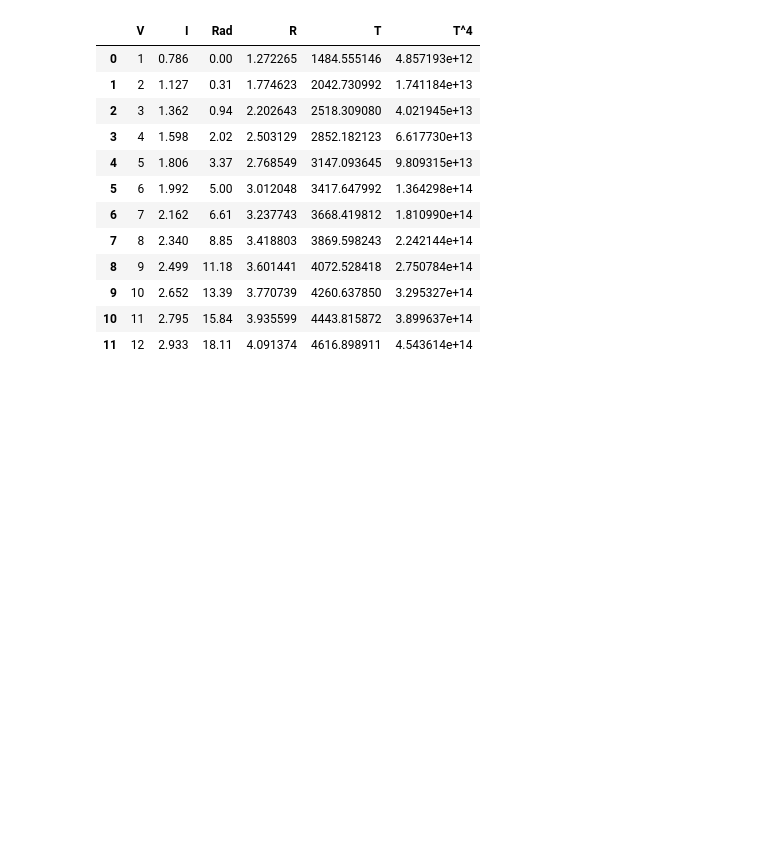
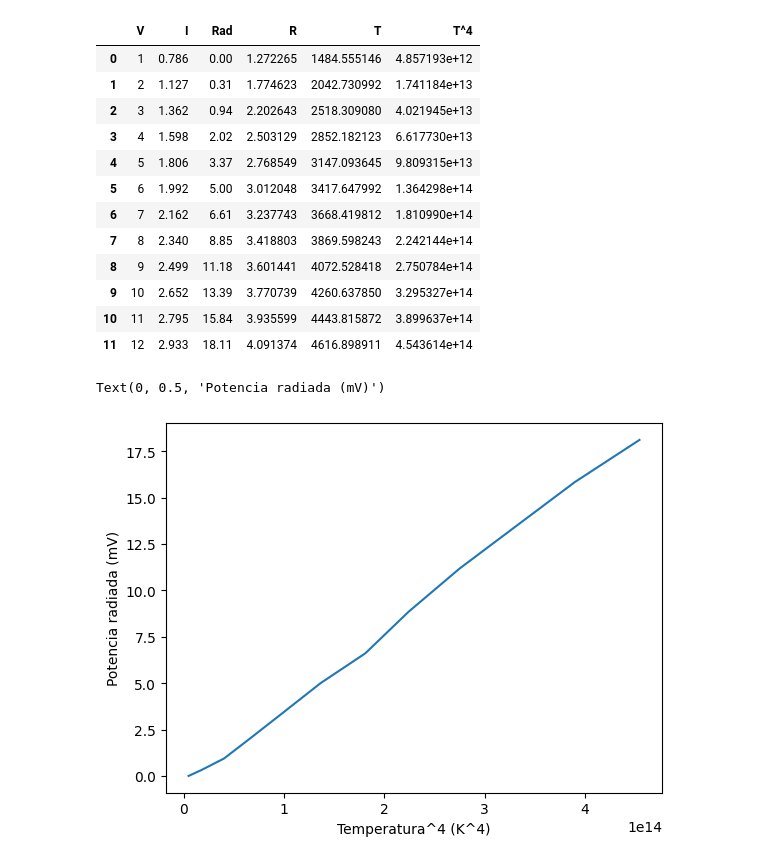
Before and after one commit to MaximilianoVM/PHYSICS_LABS, a Jupyter notebook: THERMODYNAMICS-LAB-2023-2/Stefan_Boltzmann.ipynb, the cells around one changed output. Cells and saved outputs as stored; diff of their text form; code cells hidden in the pictures; blank space fills up the shorter version.

```diff
--- a/THERMODYNAMICS-LAB-2023-2/Stefan_Boltzmann.ipynb
+++ b/THERMODYNAMICS-LAB-2023-2/Stefan_Boltzmann.ipynb
@@ -42,5 +42,13 @@ data
 | 9 | 10 | 2.652 | 13.39 | 3.770739 | 4260.637850 | 3.295327e+14 |
 | 10 | 11 | 2.795 | 15.84 | 3.935599 | 4443.815872 | 3.899637e+14 |
 | 11 | 12 | 2.933 | 18.11 | 4.091374 | 4616.898911 | 4.543614e+14 |
+# %%
+#plot Radiated Power vs Temperature^4
+plt.plot(data["T^4"], data["Rad"])
+plt.xlabel("Temperatura^4 (K^4)")
+plt.ylabel("Potencia radiada (mV)")
+# %% [output]
+Text(0, 0.5, 'Potencia radiada (mV)')
+[figure, added]
 # %%
 #plot Radiated Power vs Temperature^4
```
Also changed, not shown: parts of 1 cell of this notebook, 2 other files.
